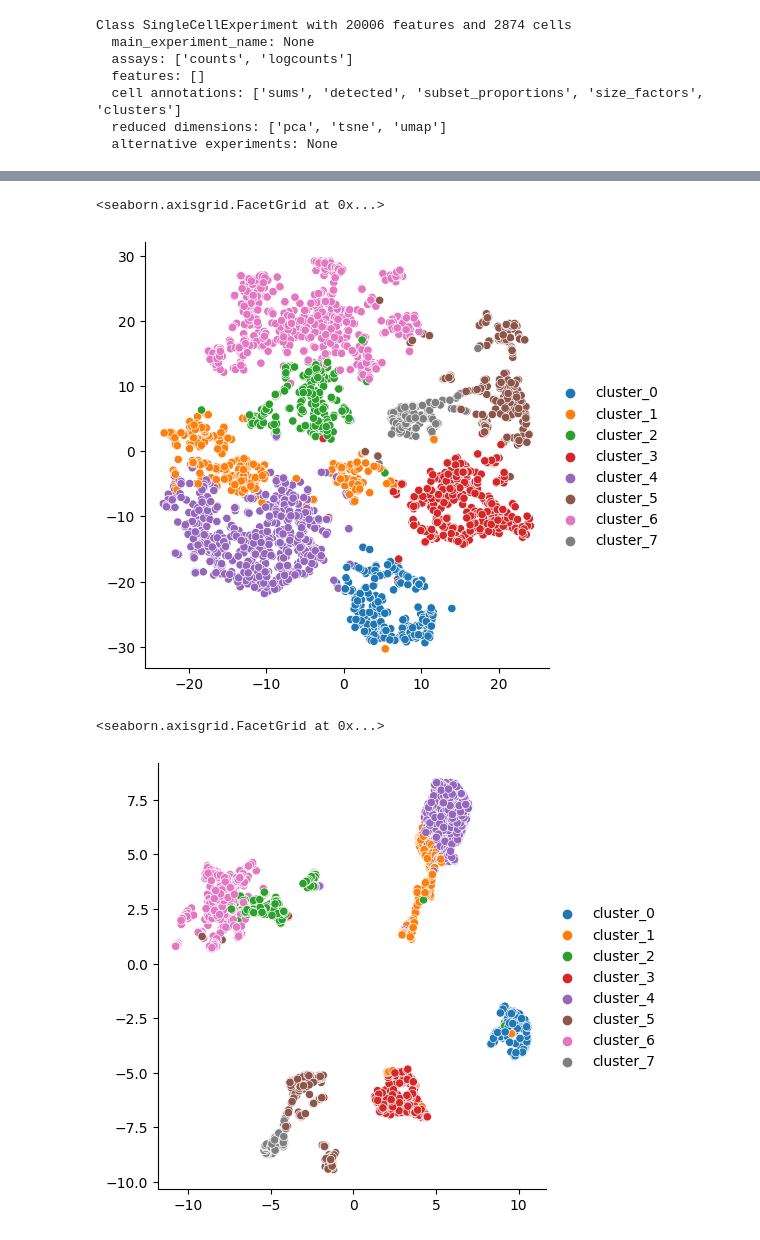
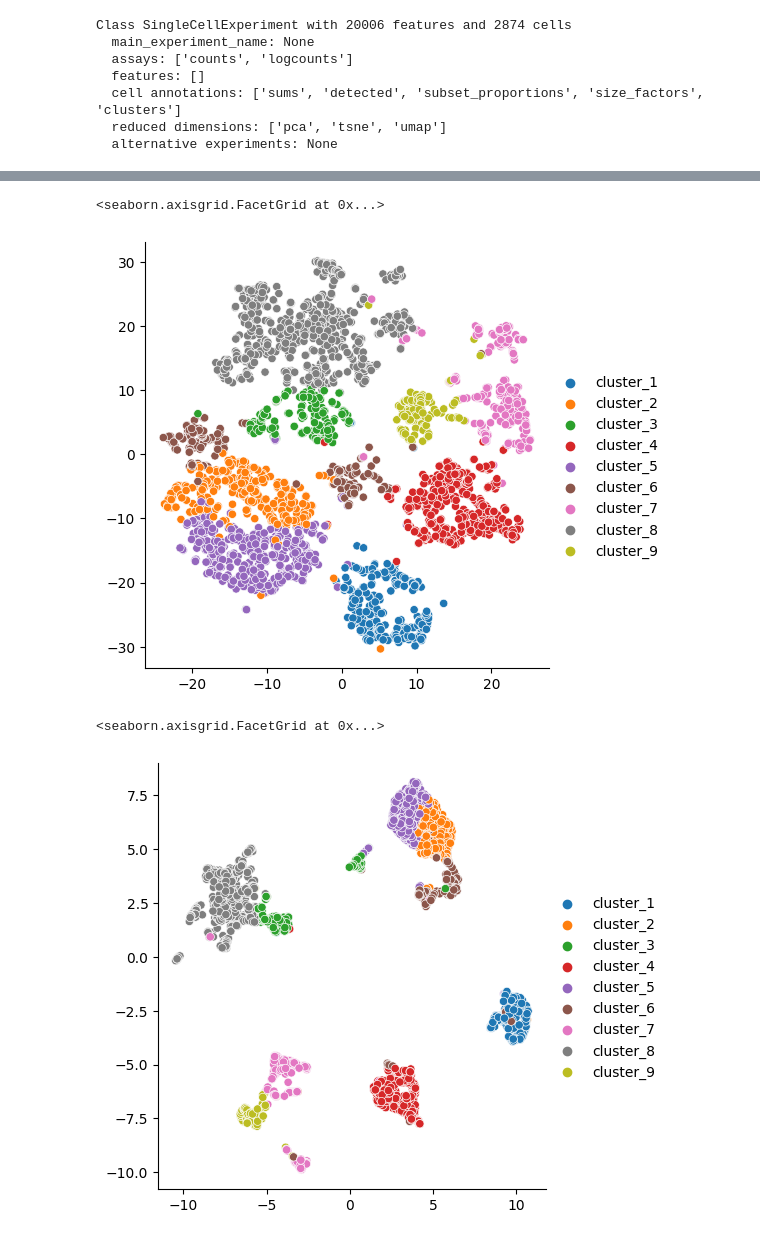
Before and after one commit to BiocPy/scranpy, a Jupyter notebook: notebooks/zeisel.ipynb, the cells around one changed output, grey strips where cells are left out. Saved outputs shown, nothing was run; the diff lists cells and outputs as text; code cells hidden in the pictures.

```diff
--- a/notebooks/zeisel.ipynb
+++ b/notebooks/zeisel.ipynb
@@ -7,5 +11,5 @@ for the notebook, we will use the zeisel dataset from [here](https://github.com/
 # %%
-import anndata
-data = anndata.read_h5ad("./csc.h5ad")
-data
+import singlecellexperiment as sce
+data = sce.read_tenx_h5("./tenx.h5")
+print(data)
 # %% [output]
@@ -16,5 +25,5 @@ AnnData object with n_obs × n_vars = 3005 × 20006
 # %%
-matrix = data.X.T
-features = data.var.index.tolist()
+matrix = data.assay("counts")
+features = [x.decode() for x in data.row_data["name"].tolist()]
 # %% [markdown]
 ## Run the analysis
@@ -41,3 +64,3 @@ import numpy as np
 # %%
-clusters = [f"cluster_{i}" for i in results.clusters]
+clusters = [f"cluster_{i+1}" for i in results.clusters]
 # %% [markdown]
@@ -62,12 +70,11 @@ array([[  4.99515934, -27.61260505],
 # %%
-bb.plot_reduced_dim(tsne_ndarray, color_by=clusters)
+bb.plot_reduced_dim(result_sce.reduced_dim("tsne"), color_by=clusters)
 # %% [output]
 <seaborn.axisgrid.FacetGrid at 0x...>
-[figure, old version]
+[figure, new version]
 # %%
-umap_ndarray = np.column_stack((results.umap.x, results.umap.y))
-bb.plot_reduced_dim(umap_ndarray, color_by=clusters)
+bb.plot_reduced_dim(result_sce.reduced_dim("umap"), color_by=clusters)
 # %% [output]
 <seaborn.axisgrid.FacetGrid at 0x...>
-[figure, old version]
+[figure, new version]
 # %% [markdown]
```
Also changed, not shown: parts of 23 cells of this notebook.
